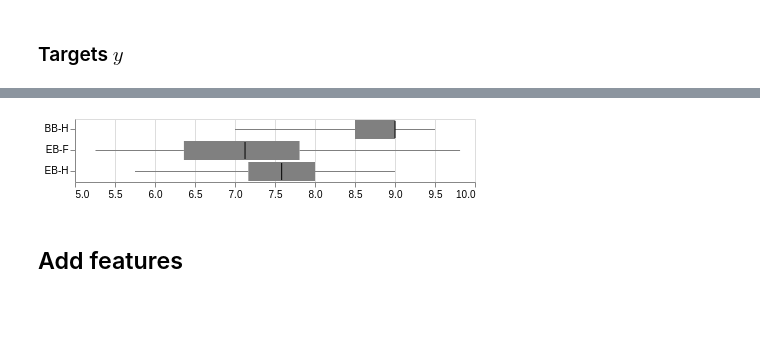
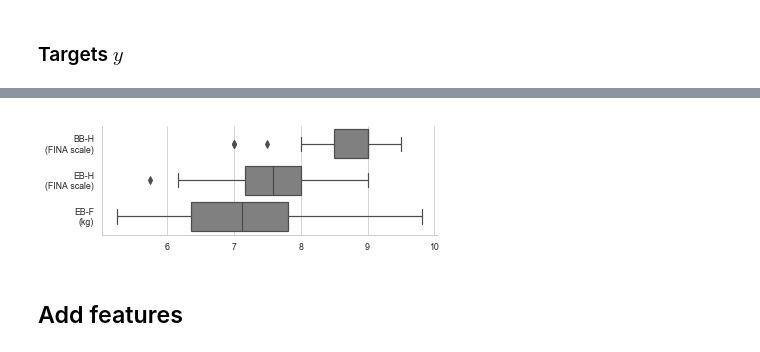
Before and after one commit to romainmartinez/synchro, a Jupyter notebook: synchro.ipynb, the cells around one changed output, grey strips where cells are left out. Cells and saved outputs as stored; diff of their text form; code cells hidden in the pictures; blank space fills up the shorter version.

```diff
--- a/synchro.ipynb
+++ b/synchro.ipynb
@@ -191,7 +149,16 @@ plot_bars(data=y.melt(), x=alt.X("variable", title=None), y="value")
-# %%
-hboxplot(y.melt(), x='value', y='variable')
-# %% [output]
-[figure, removed]
+# %%
+# v = sns.violinplot(scale="count", split=True, color="grey", inner="box", data=y)
+plt.figure(figsize=(6, 2))
+v = sns.boxplot(color="grey", orient='h', data=y)
+v.set(
+    xlabel="",
+    ylabel="",
+    yticklabels=["BB-H\n(FINA scale)", "EB-H\n(FINA scale)", "EB-F\n(kg)"],
+)
+sns.despine()
+plt.savefig('./share/fig/y.png', dpi=300)
+# %% [output]
+[figure, added]
 # %% [markdown]
 ## Add features
 # %% [markdown]
```
Also changed, not shown: parts of 45 cells of this notebook, 22 other files.
